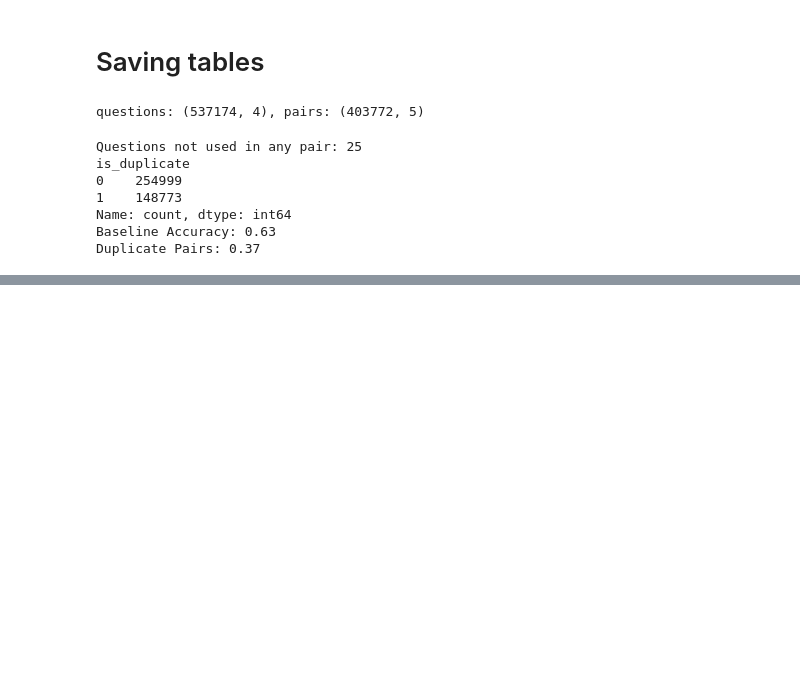
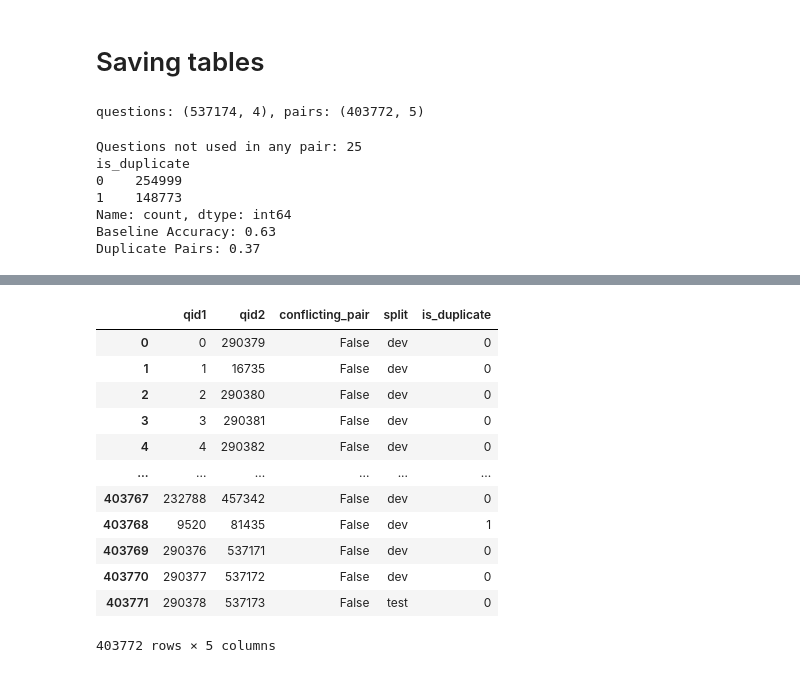
Before and after one commit to Gabri03ele/quora-question-pairs, a Jupyter notebook: notebooks/01_data.ipynb, the cells around one changed output, grey strips where cells are left out. Saved outputs shown, nothing was run; the diff lists cells and outputs as text; code cells hidden in the pictures; blank space fills up the shorter version.

```diff
--- a/notebooks/01_data.ipynb
+++ b/notebooks/01_data.ipynb
@@ -401,0 +446,16 @@ Duplicate Pairs: 0.37
+# %%
+df_clean
+# %% [output]
+|  | qid1 | qid2 | conflicting_pair | split | is_duplicate |
+| 0 | 0 | 290379 | False | dev | 0 |
+| 1 | 1 | 16735 | False | dev | 0 |
+| 2 | 2 | 290380 | False | dev | 0 |
+| 3 | 3 | 290381 | False | dev | 0 |
+| 4 | 4 | 290382 | False | dev | 0 |
+| ... | ... | ... | ... | ... | ... |
+| 403767 | 232788 | 457342 | False | dev | 0 |
+| 403768 | 9520 | 81435 | False | dev | 1 |
+| 403769 | 290376 | 537171 | False | dev | 0 |
+| 403770 | 290377 | 537172 | False | dev | 0 |
+| 403771 | 290378 | 537173 | False | test | 0 |
+403772 rows × 5 columns
```
Also changed, not shown: parts of 4 cells of this notebook, 7 other files.
